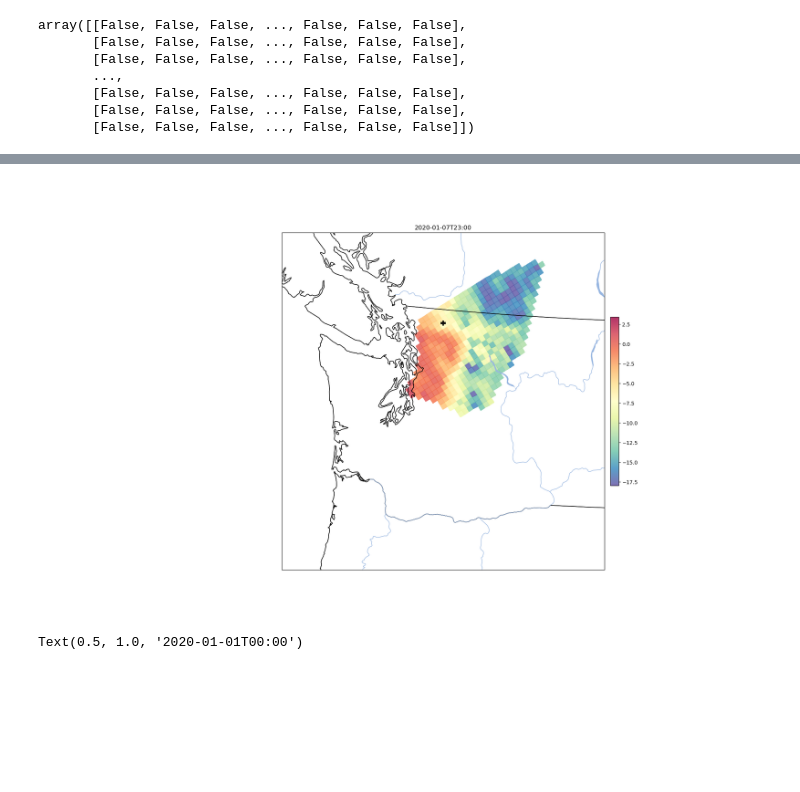
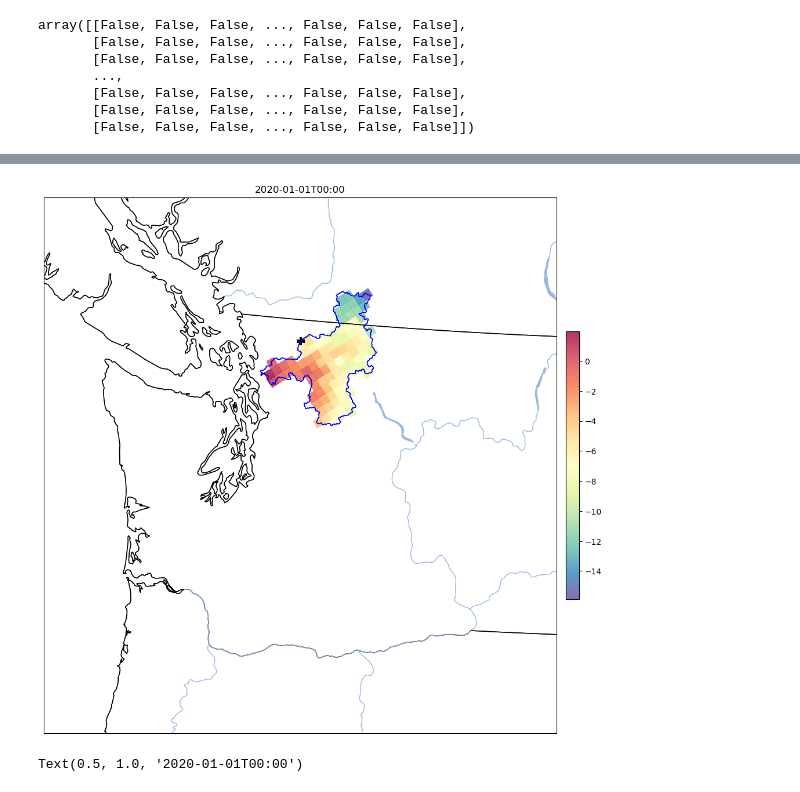
Before and after one commit to jakes44/skagit-met, a Jupyter notebook: notebooks/WRF_Downloader.ipynb, the cells around one changed output, grey strips where cells are left out. Saved outputs shown, nothing was run; the diff lists cells and outputs as text; code cells hidden in the pictures; blank space fills up the shorter version.

```diff
--- a/WRF_Downloader.ipynb
+++ b/notebooks/WRF_Downloader.ipynb
@@ -108,9 +108,9 @@ lat, lon, hgt = getLatLonHgtFromMetadata(md)
 # %%
 x = x.assign_coords(lat=lat, lon=lon).assign(hgt=hgt).rename({'south_north': 'y', 'west_east': 'x'})
 # %%
-byte_times = x['Times']
-time_strs = [str(time.values)[1:].replace("_", " ") for time in byte_times]
-dts = pd.to_datetime(time_strs).strftime('%Y-%m-%dT%H:%M')
+time_strs = x['Times'].astype(str)
+time_strs = [t.replace("_", " ") for t in time_strs.values]
+dts = pd.to_datetime(time_strs).floor('h')
 x = x.rename({'Time': 'time'}).assign(time=dts).drop_vars('Times')
 x
 # %% [output]
@@ -142,7 +142,7 @@ Data variables: (12/22)
 # x = x.assign(TP=x.RAINC + x.RAINNC)
 
 # Keep Just the Vars we want
-# x = x[['T2', 'RAINC', 'RAINNC', 'U10', 'V10', 'LWDNB', 'SWDNB', 'Q2', 'PSFC']]
+x = x[['T2', 'RAINC', 'RAINNC', 'U10', 'V10', 'LWDNB', 'SWDNB', 'Q2', 'PSFC']]
 # %%
 x
 # %% [output]
@@ -170,5 +170,5 @@ cen_lon = x.CEN_LON
 sp1 = x.TRUELAT1
 sp2 = x.TRUELAT2
 
-mask = gpd.read_file('skagit_bound_poly.json')
+mask = gpd.read_file('../data/GIS/SkagitRiver_BasinBoundary.json')
 # %%
@@ -178,5 +178,5 @@ mask.geometry.item()
 # %%
-skagit_mask = vectorized.contains(mask.geometry.item(), x.lon.values, x.lat.values)
+skagit_mask = vectorized.contains(mask.geometry[0], x.lon.values, x.lat.values)
 skagit_mask
 # Bias towards indluding touching bounsing boxes
 # %% [output]
@@ -236,7 +236,9 @@ ax.set_extent([-118, -125, 45, 50], crs=ccrs.PlateCarree())
 mesh = ax.pcolormesh(lons, lats, masked_data_set.T2.sel(time='2020-01-01T00:00')-273.15, transform=ccrs.PlateCarree(), cmap='Spectral_r', alpha=.8)
 fig.colorbar(mesh, ax=ax, shrink=.5, pad=.01)
 mt_baker = ax.scatter(mt_baker_lat_lon[1], mt_baker_lat_lon[0], transform=ccrs.PlateCarree(), marker='+', s=100, c='k', linewidth=3)
+ax.add_geometries([mask.geometry[0]], ccrs.PlateCarree(), edgecolor='blue', facecolor='None')
 plt.title('2020-01-01T00:00')
+
 
 # Uncomment Below to create a gif of temeperature over time
 
@@ -255,4 +254,4 @@ plt.title('2020-01-01T00:00')
-[figure, old version]
+[figure, new version]
 # %%
 import cartopy.crs as ccrs
 import cartopy.feature as cfeature
```
Also changed, not shown: parts of 9 cells of this notebook, 17 other files.
